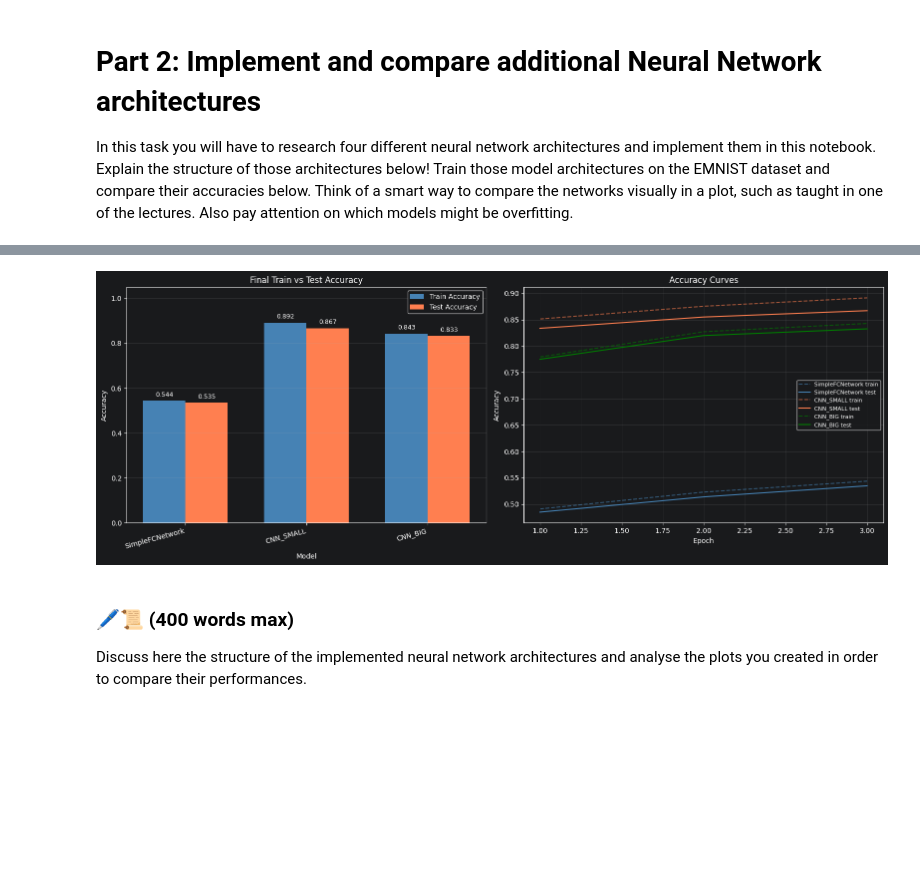
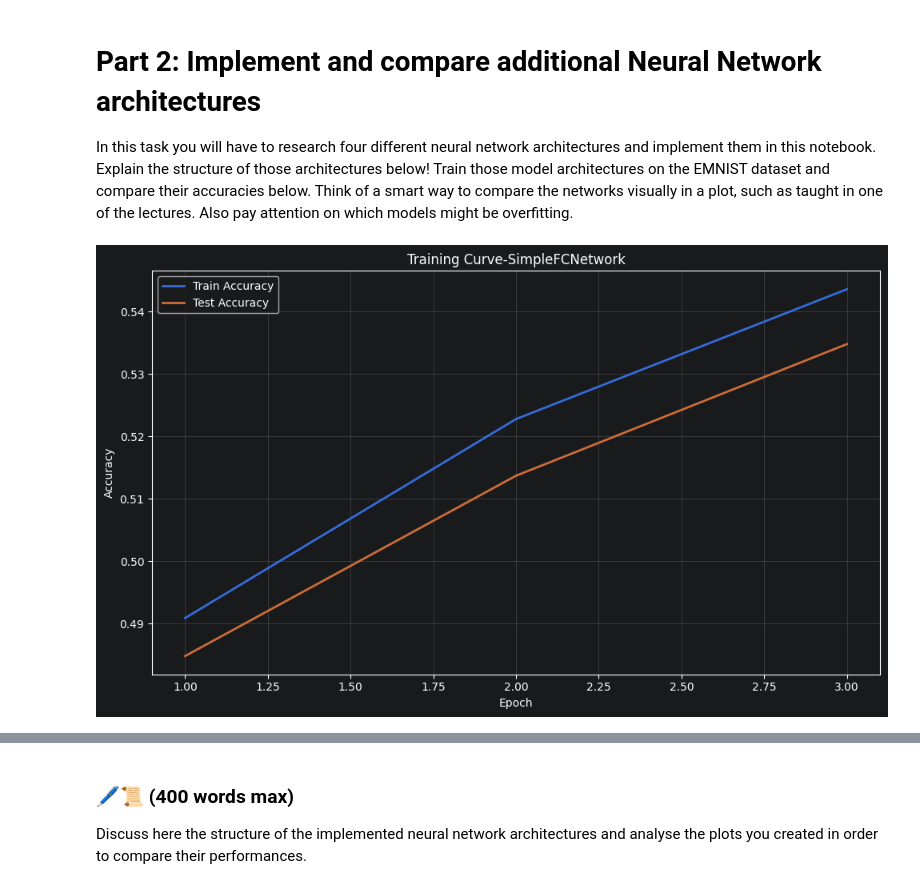
Before and after one commit to lluisvalerodelai/neuralcomputing, a Jupyter notebook: assignment.ipynb, the cells around one changed output, grey strips where cells are left out. Cells and saved outputs as stored; diff of their text form; code cells hidden in the pictures; blank space fills up the shorter version.

```diff
--- a/assignment.ipynb
+++ b/assignment.ipynb
@@ -658,8 +658,7 @@ class ResNet(nn.Module):
 # %%
 def full_training_loop_and_store_accuracies(ModelType, train_loader, test_loader, num_epochs=10, path='saved_accuracies/'):
     """
-    Creates an instance of the model, runs a full training loop while recording
-    accuracies, and saves them to disk.
+    Creates an instance of the model, runs a full training loop while recording accuracies, and saves them to disk.
     """
 
     num_classes = len(label_names)
@@ -682,99 +681,33 @@ def full_training_loop_and_store_accuracies(ModelType, train_loader, test_loader
     os.makedirs(path, exist_ok=True)
     np.save(os.path.join(path, f'{ModelType.__name__}_accuracies.npy'),{'train': train_accs, 'test': test_accs})
     return model, train_accs, test_accs
-
-
 
 
 def load_accuracies_and_create_plots(model_name, accuracies=None, path='saved_accuracies/'):
     """
     Loads previously stored accuracies and creates training curve plots.
     """
     if accuracies is None:
         load_path = os.path.join(path,f'{model_name}_accuracies.npy')
         data = np.load(load_path, allow_pickle=True).item()
         train_accs = data['train']
         test_accs = data['test']
     else:
         train_accs = accuracies['train']
         test_accs= accuracies['test']
     epochs = range(1, len(train_accs) + 1)
     plt.figure(figsize=(10, 6))
     plt.plot(epochs, train_accs, label='Train Accuracy', linewidth=2)
     plt.plot(epochs, test_accs,label='Test Accuracy', linewidth=2)
     plt.xlabel('Epoch')
     plt.ylabel('Accuracy')
     plt.title(f'Training Curve-{model_name}')
     plt.legend()
     plt.grid(True, alpha=0.3)
     plt.tight_layout()
     plt.show()
     return train_accs, test_accs
 
-
-def comparison_plot(accuracies):
-    """
-    Creates a bar plot comparing the final train and test accuracies of multiple models.
-
-    Args:
-        accuracies: List of dicts, each with keys:
-            - 'model_name': str
-            - 'train': list of train accuracies per epoch
-            - 'test':  list of test  accuracies per epoch
-    """
-    model_names = [entry['model_name'] for entry in accuracies]
-    final_train = [entry['train'][-1] for entry in accuracies]
-    final_test = [entry['test'][-1] for entry in accuracies]
-
-    x = np.arange(len(model_names))
-    width = 0.35
-
-    fig, axes = plt.subplots(1,2,figsize=(16, 6))
-
-    # first plot to show the accuracies as bars
-    ax = axes[0]
-    bars_train = ax.bar(x-width/2, final_train, width, label='Train Accuracy',color='steelblue')
-    bars_test  = ax.bar(x+width/2, final_test, width, label='Test Accuracy', color='coral')
-    for bar in list(bars_train) + list(bars_test):
-        ax.annotate(f'{bar.get_height():.3f}',
-                    xy=(bar.get_x() + bar.get_width() / 2, bar.get_height()),
-                    xytext=(0, 4), textcoords='offset points',
-                    ha='center', va='bottom', fontsize=9)
-    ax.set_xlabel('Model')
-    ax.set_ylabel('Accuracy')
-    ax.set_title('Final Train vs Test Accuracy')
-    ax.set_xticks(x)
-    ax.set_xticklabels(model_names, rotation=15, ha='right')
-    ax.set_ylim(0, 1.05)
-    ax.legend()
-    ax.grid(True, axis='y', alpha=0.3)
-
-    # second plot to show accuracy curves per epoch
-    ax = axes[1]
-    colors = ['steelblue','coral', 'green']
-    for i, entry in enumerate(accuracies):
-        epochs = range(1, len(entry['train']) + 1)
-        ax.plot(epochs, entry['train'], linestyle='--', color=colors[i], alpha=0.6, label=f"{entry['model_name']} train")
-        ax.plot(epochs, entry['test'],  linestyle='-', color=colors[i], label=f"{entry['model_name']} test")
-    ax.set_xlabel('Epoch')
-    ax.set_ylabel('Accuracy')
-    ax.set_title('Accuracy Curves')
-    ax.legend(fontsize=8)
-    ax.grid(True, alpha=0.3)
-
-    plt.tight_layout()
-    plt.show()
-
-
-all_accuracies = []
-for ModelType in [SimpleFCNetwork, CNN_SMALL, CNN_BIG]:
-    print(f"\n{'='*40}\nTraining {ModelType.__name__}\n{'='*40}")
-    model, train_accs, test_accs = full_training_loop_and_store_accuracies(ModelType, train_loader, test_loader, num_epochs=3)
-    all_accuracies.append({
-        'model_name': ModelType.__name__,
-        'train': train_accs,
-        'test':  test_accs
-    })
-
-comparison_plot(all_accuracies)
+load_accuracies_and_create_plots('SimpleFCNetwork')
 # %% [output]
+[figure, new version]
@@ -798 +715,0 @@ Train acc: 0.8429410460992908 | Test acc: 0.8326684397163121
-[figure, old version]
```
Also changed, not shown: parts of 2 cells of this notebook.
